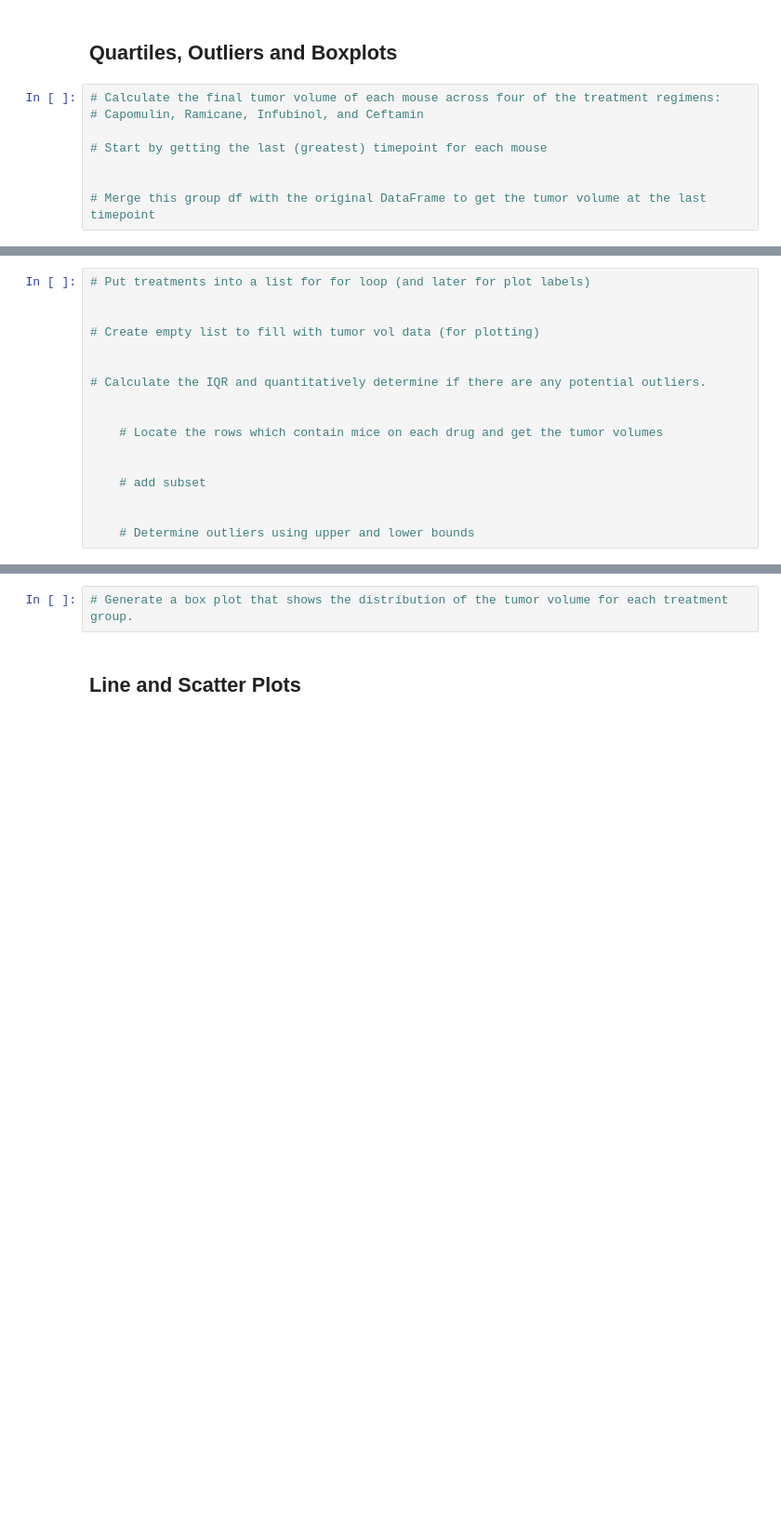
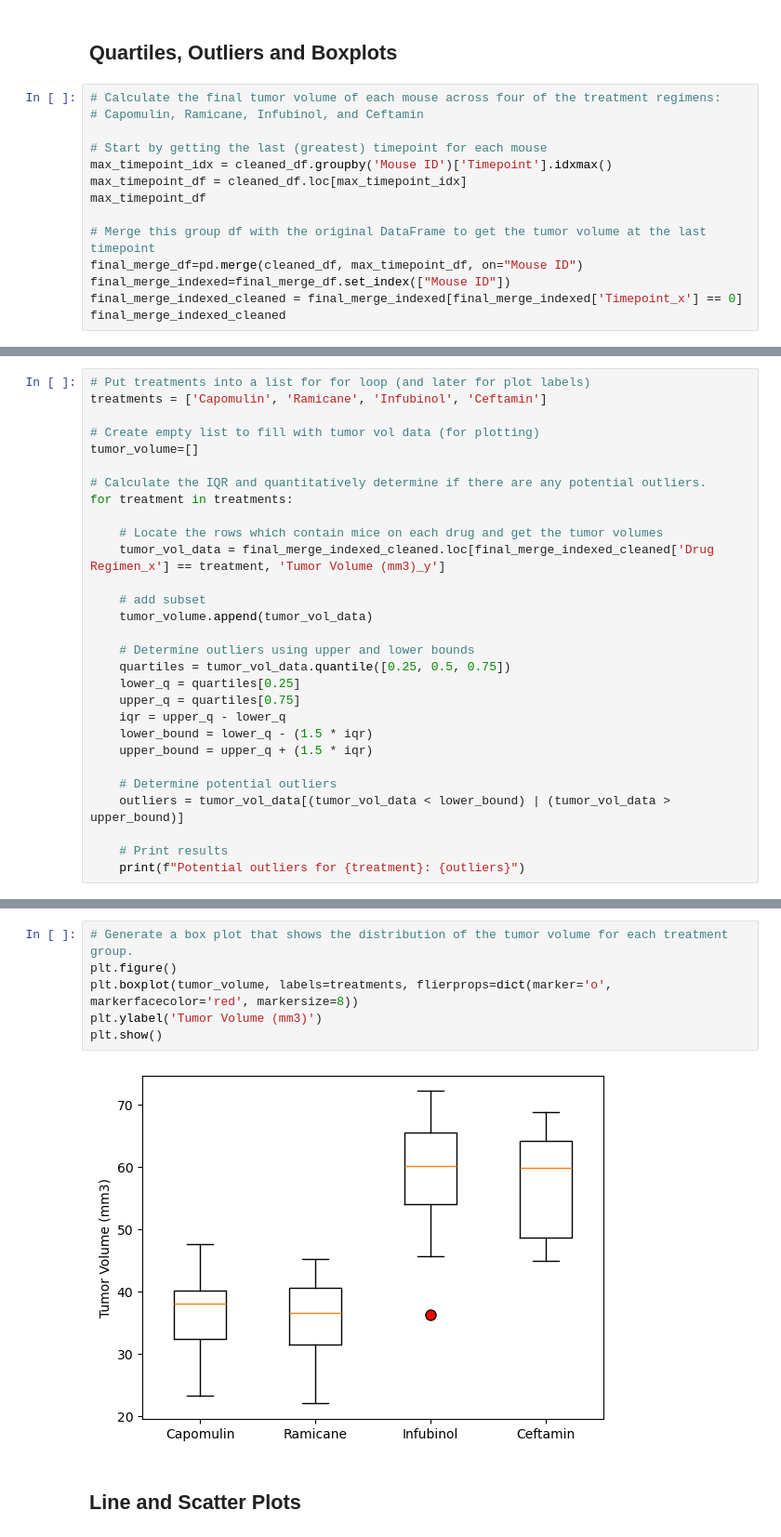
Before and after one commit to hopkinsbowman78/matplotlib-scipy-data-analysis, a Jupyter notebook: Pymaceuticals/pymaceuticals_starter.ipynb, the cells around one changed output, grey strips where cells are left out. Shown: that part at 93% size. Saved outputs shown, nothing was run; the diff lists cells and outputs as text; blank space fills up the shorter version.

```diff
--- a/Pymaceuticals/pymaceuticals_starter.ipynb
+++ b/Pymaceuticals/pymaceuticals_starter.ipynb
@@ -215,6 +215,12 @@ plt.show()
 # Capomulin, Ramicane, Infubinol, and Ceftamin
 
 # Start by getting the last (greatest) timepoint for each mouse
-
+max_timepoint_idx = cleaned_df.groupby('Mouse ID')['Timepoint'].idxmax()
+max_timepoint_df = cleaned_df.loc[max_timepoint_idx]
+max_timepoint_df
 
 # Merge this group df with the original DataFrame to get the tumor volume at the last timepoint
+final_merge_df=pd.merge(cleaned_df, max_timepoint_df, on="Mouse ID")
+final_merge_indexed=final_merge_df.set_index(["Mouse ID"])
+final_merge_indexed_cleaned = final_merge_indexed[final_merge_indexed['Timepoint_x'] == 0]
+final_merge_indexed_cleaned
@@ -221,17 +242,29 @@ plt.show()
 # %%
 # Put treatments into a list for for loop (and later for plot labels)
-
+treatments = ['Capomulin', 'Ramicane', 'Infubinol', 'Ceftamin']
 
 # Create empty list to fill with tumor vol data (for plotting)
-
+tumor_volume=[]
 
 # Calculate the IQR and quantitatively determine if there are any potential outliers.
-
+for treatment in treatments:
 
     # Locate the rows which contain mice on each drug and get the tumor volumes
-
+    tumor_vol_data = final_merge_indexed_cleaned.loc[final_merge_indexed_cleaned['Drug Regimen_x'] == treatment, 'Tumor Volume (mm3)_y']
 
     # add subset
-
+    tumor_volume.append(tumor_vol_data)
 
     # Determine outliers using upper and lower bounds
+    quartiles = tumor_vol_data.quantile([0.25, 0.5, 0.75])
+    lower_q = quartiles[0.25]
+    upper_q = quartiles[0.75]
+    iqr = upper_q - lower_q
+    lower_bound = lower_q - (1.5 * iqr)
+    upper_bound = upper_q + (1.5 * iqr)
+
+    # Determine potential outliers
+    outliers = tumor_vol_data[(tumor_vol_data < lower_bound) | (tumor_vol_data > upper_bound)]
+
+    # Print results
+    print(f"Potential outliers for {treatment}: {outliers}")
@@ -238,4 +278,10 @@ plt.show()
 # %%
 # Generate a box plot that shows the distribution of the tumor volume for each treatment group.
+plt.figure()
+plt.boxplot(tumor_volume, labels=treatments, flierprops=dict(marker='o', markerfacecolor='red', markersize=8))
+plt.ylabel('Tumor Volume (mm3)')
+plt.show()
+# %% [output]
+[figure, added]
 # %% [markdown]
 ## Line and Scatter Plots
```
Also changed, not shown: parts of 8 cells of this notebook.
